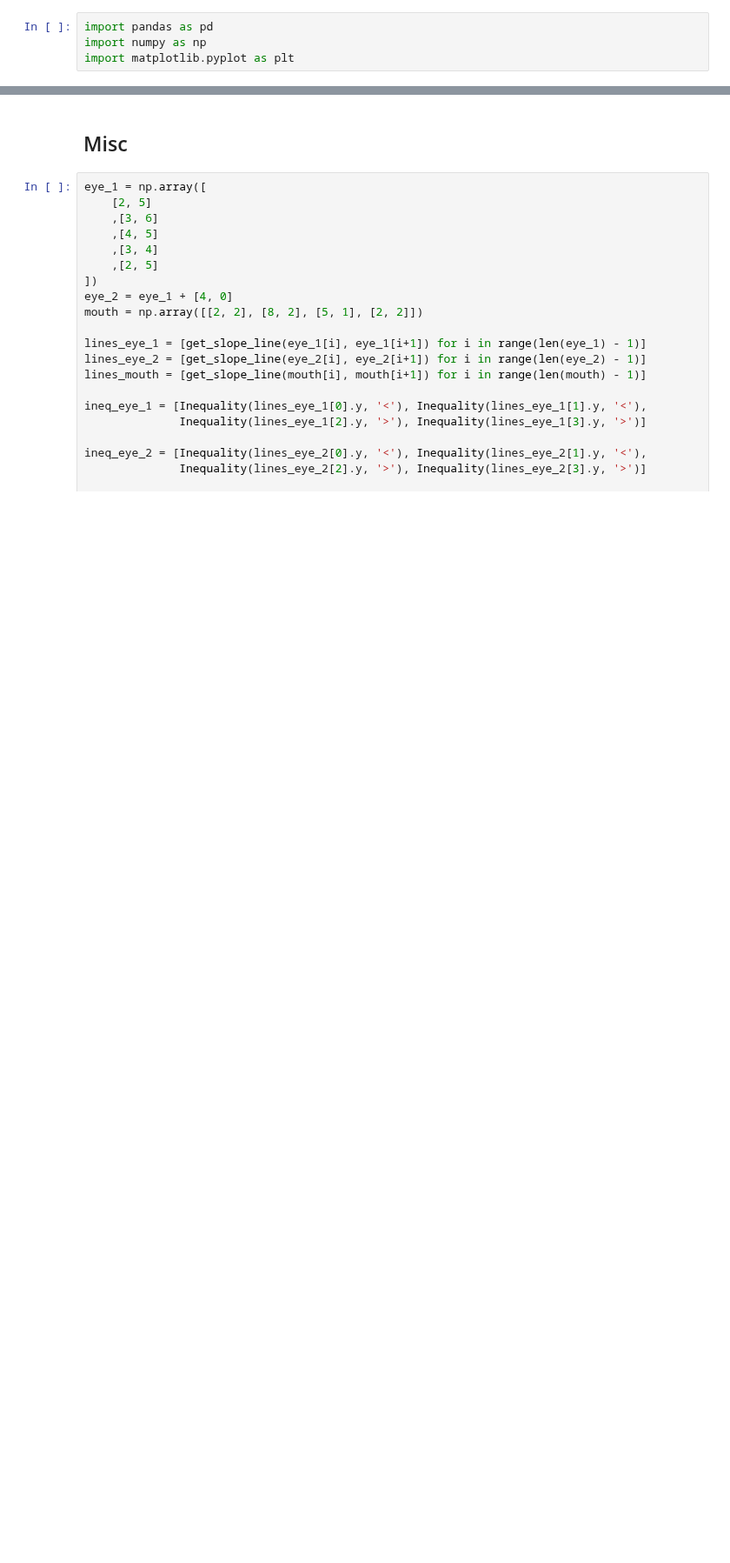
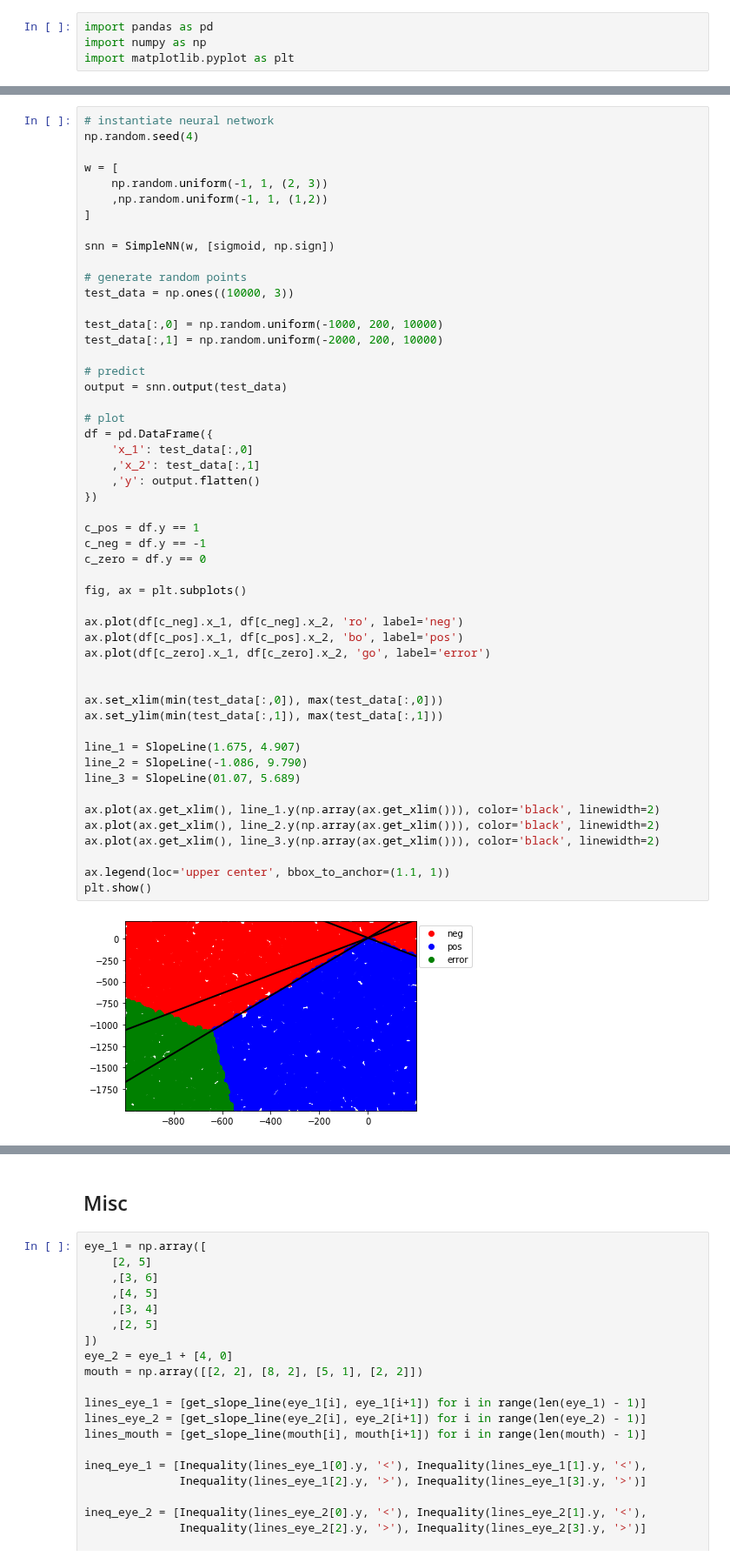
Before and after one commit to kevinnowland/kevinnowland.github.io, a Jupyter notebook: code/_notebooks/SimpleNeuronNet.ipynb, the cells around one changed output, grey strips where cells are left out. Shown at 87% size. Saved outputs shown, nothing was run; the diff lists cells and outputs as text; blank space fills up the shorter version.

```diff
--- a/code/_notebooks/SimpleNeuronNet.ipynb
+++ b/code/_notebooks/SimpleNeuronNet.ipynb
@@ -179,0 +364,53 @@ snn.output(np.array([2, 4, 1]))
+# %%
+# instantiate neural network
+np.random.seed(4)
+
+w = [
+    np.random.uniform(-1, 1, (2, 3))
+    ,np.random.uniform(-1, 1, (1,2))
+]
+
+snn = SimpleNN(w, [sigmoid, np.sign])
+
+# generate random points
+test_data = np.ones((10000, 3))
+
+test_data[:,0] = np.random.uniform(-1000, 200, 10000)
+test_data[:,1] = np.random.uniform(-2000, 200, 10000)
+
+# predict
+output = snn.output(test_data)
+
+# plot
+df = pd.DataFrame({
+    'x_1': test_data[:,0]
+    ,'x_2': test_data[:,1]
+    ,'y': output.flatten()
+})
+
+c_pos = df.y == 1
+c_neg = df.y == -1
+c_zero = df.y == 0
+
+fig, ax = plt.subplots()
+
+ax.plot(df[c_neg].x_1, df[c_neg].x_2, 'ro', label='neg')
+ax.plot(df[c_pos].x_1, df[c_pos].x_2, 'bo', label='pos')
+ax.plot(df[c_zero].x_1, df[c_zero].x_2, 'go', label='error')
+
+
+ax.set_xlim(min(test_data[:,0]), max(test_data[:,0]))
+ax.set_ylim(min(test_data[:,1]), max(test_data[:,1]))
+
+line_1 = SlopeLine(1.675, 4.907)
+line_2 = SlopeLine(-1.086, 9.790)
+line_3 = SlopeLine(01.07, 5.689)
+
+ax.plot(ax.get_xlim(), line_1.y(np.array(ax.get_xlim())), color='black', linewidth=2)
+ax.plot(ax.get_xlim(), line_2.y(np.array(ax.get_xlim())), color='black', linewidth=2)
+ax.plot(ax.get_xlim(), line_3.y(np.array(ax.get_xlim())), color='black', linewidth=2)
+
+ax.legend(loc='upper center', bbox_to_anchor=(1.1, 1))
+plt.show()
+# %% [output]
+[figure, added]
```
Also changed, not shown: parts of 18 cells of this notebook.
